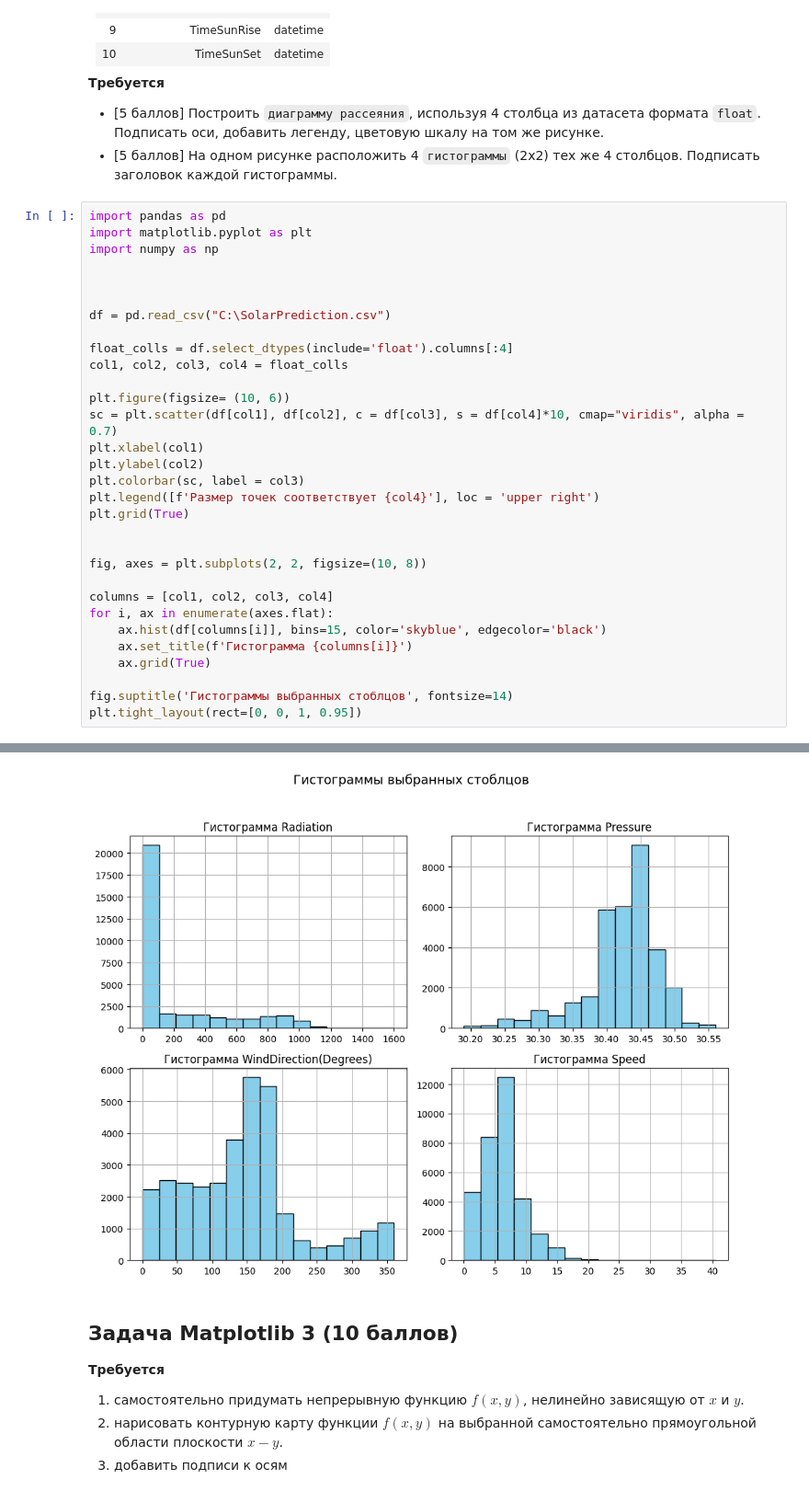
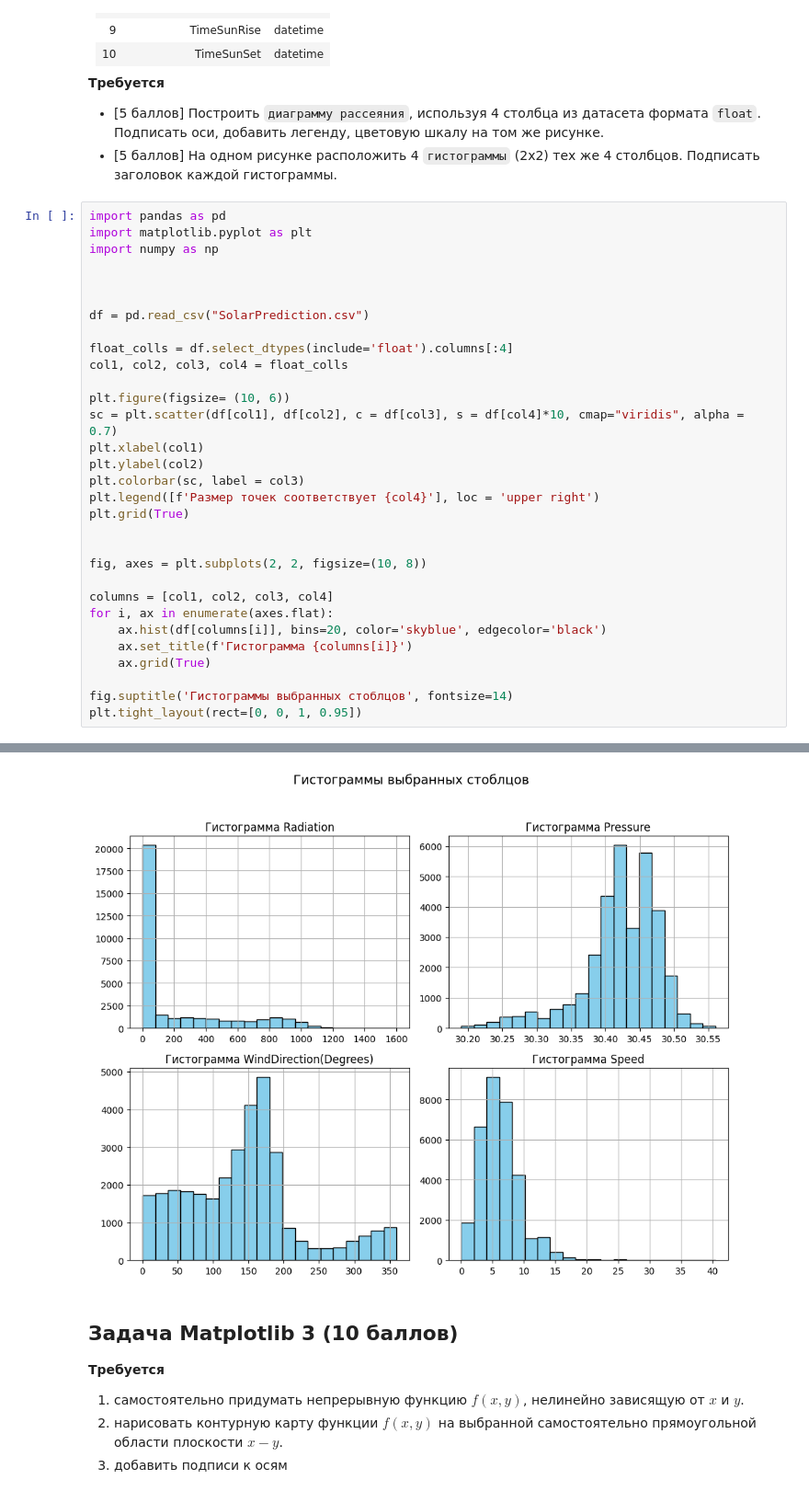
Before and after one commit to Twickitt/Py-Homework-2, a Jupyter notebook: HW2.ipynb, the cells around one changed output, grey strips where cells are left out. Shown: that part at 92% size. Drawn from its saved outputs; the diff is of its cells as text.

```diff
--- a/HW2.ipynb
+++ b/HW2.ipynb
@@ -254,36 +255,36 @@ plt.show()
 import pandas as pd
 import matplotlib.pyplot as plt
 import numpy as np
 
 
 
-df = pd.read_csv("C:\SolarPrediction.csv")
+df = pd.read_csv("SolarPrediction.csv")
 
 float_colls = df.select_dtypes(include='float').columns[:4]
 col1, col2, col3, col4 = float_colls
 
 plt.figure(figsize= (10, 6))
 sc = plt.scatter(df[col1], df[col2], c = df[col3], s = df[col4]*10, cmap="viridis", alpha = 0.7)
 plt.xlabel(col1)
 plt.ylabel(col2)
 plt.colorbar(sc, label = col3)
 plt.legend([f'Размер точек соответствует {col4}'], loc = 'upper right')
 plt.grid(True)
 
 
 fig, axes = plt.subplots(2, 2, figsize=(10, 8))
 
 columns = [col1, col2, col3, col4]
 for i, ax in enumerate(axes.flat):
-    ax.hist(df[columns[i]], bins=15, color='skyblue', edgecolor='black')
+    ax.hist(df[columns[i]], bins=20, color='skyblue', edgecolor='black')
     ax.set_title(f'Гистограмма {columns[i]}')
     ax.grid(True)
 
 fig.suptitle('Гистограммы выбранных стоблцов', fontsize=14)
 plt.tight_layout(rect=[0, 0, 1, 0.95])
 # %% [output]
 [figure]
-[figure, old version]
+[figure, new version]
 # %% [markdown]
 ## Задача Matplotlib 3 (10 баллов)
 
```
Also changed, not shown: parts of 1 cell of this notebook, 7 other files.
